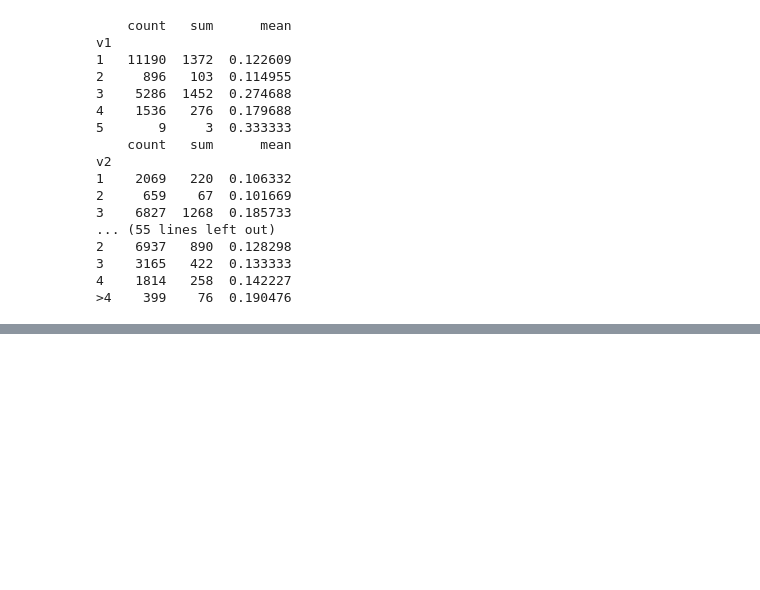
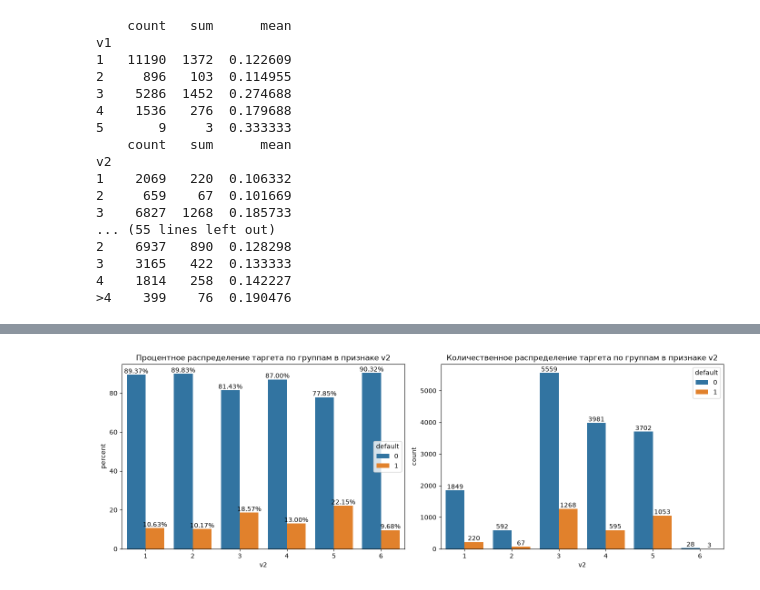
Before and after one commit to IslamDyshoko/credit_risk, a Jupyter notebook: notebooks/01_eda.ipynb, the cells around one changed output, grey strips where cells are left out. Saved outputs shown, nothing was run; the diff lists cells and outputs as text; code cells hidden in the pictures; blank space fills up the shorter version.

```diff
--- a/notebooks/01_eda.ipynb
+++ b/notebooks/01_eda.ipynb
@@ -240,0 +253,4 @@ v2
+# %%
+plot_target_by_category(data=df, feature='v2')
+# %% [output]
+[figure, added]
```
Also changed, not shown: parts of 16 cells of this notebook, 2 other files.
